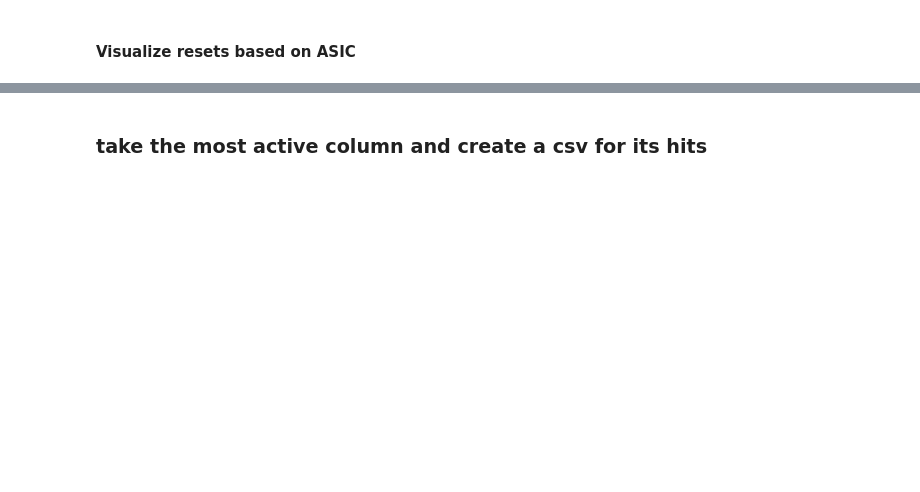
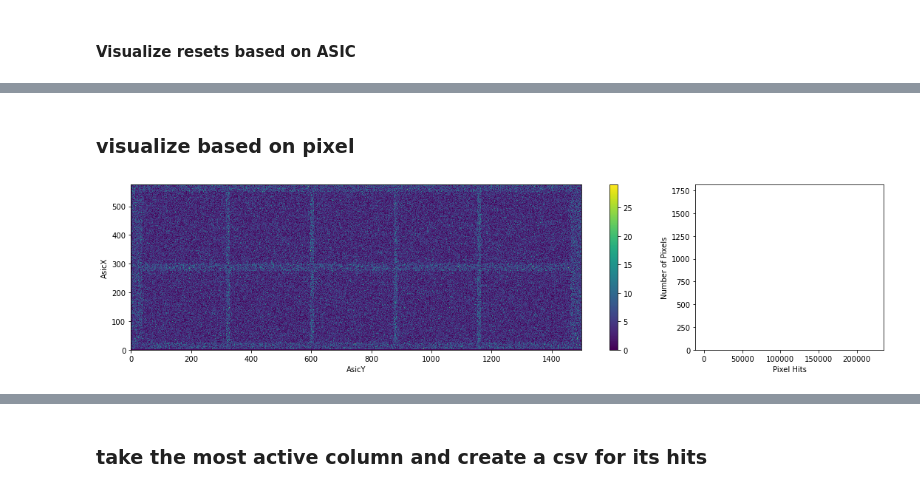
Before and after one commit to kkeefe/qpix-digital, a Jupyter notebook: simulation-rtd/radiogenicLongNB.ipynb, the cells around one changed output, grey strips where cells are left out. Cells and saved outputs as stored; diff of their text form; code cells hidden in the pictures; blank space fills up the shorter version.

```diff
--- a/simulation-rtd/radiogenicLongNB.ipynb
+++ b/simulation-rtd/radiogenicLongNB.ipynb
@@ -280,0 +284,26 @@ plt.savefig("AsicHits.png")
+# %% [markdown]
+### visualize based on pixel
+# %%
+# view of asics
+x = df['pX'].values
+y = df['pY'].values
+
+xZoom, yZoom =  1, 1
+
+fig, ax = plt.subplots(1, 2, figsize =(yMAX/scale*1.5, xMAX/scale), gridspec_kw={'width_ratios': [3, 1]})
+# h = ax[0].hist2d(y, x, bins=[len(df['AsicY'].unique()), len(df['AsicX'].unique())])
+h = ax[0].hist2d(y, x, bins=[int(yMAX/yZoom), int(xMAX/xZoom)], range=[[0, ceil(yMAX/yZoom)], [0, ceil(xMAX/xZoom)]])
+ax[0].set_ylabel('AsicX')
+ax[0].set_xlabel("AsicY")
+fig.colorbar(h[3], ax=ax[0])
+
+countPixels = df['nPix'].value_counts()
+counts = countPixels.unique()
+maxCount = max(counts)
+ax[1].hist(countAsics, bins=maxCount, range=(0, maxCount))
+ax[1].set_ylabel("Number of Pixels")
+ax[1].set_xlabel("Pixel Hits")
+plt.tight_layout()
+plt.savefig("PixelHits_long.pdf")
+# %% [output]
+[figure, added]
```
Also changed, not shown: parts of 13 cells of this notebook, 5 other files.
